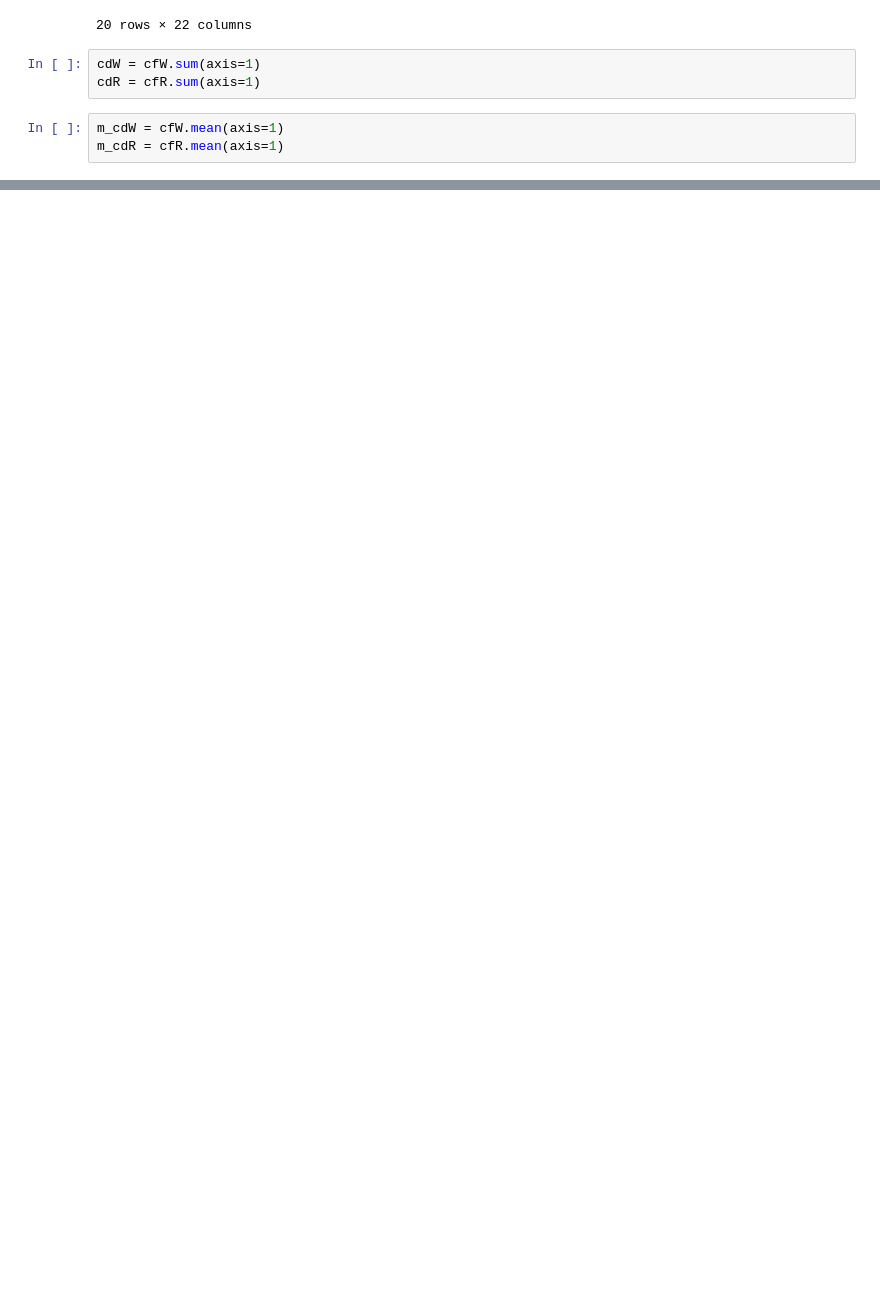
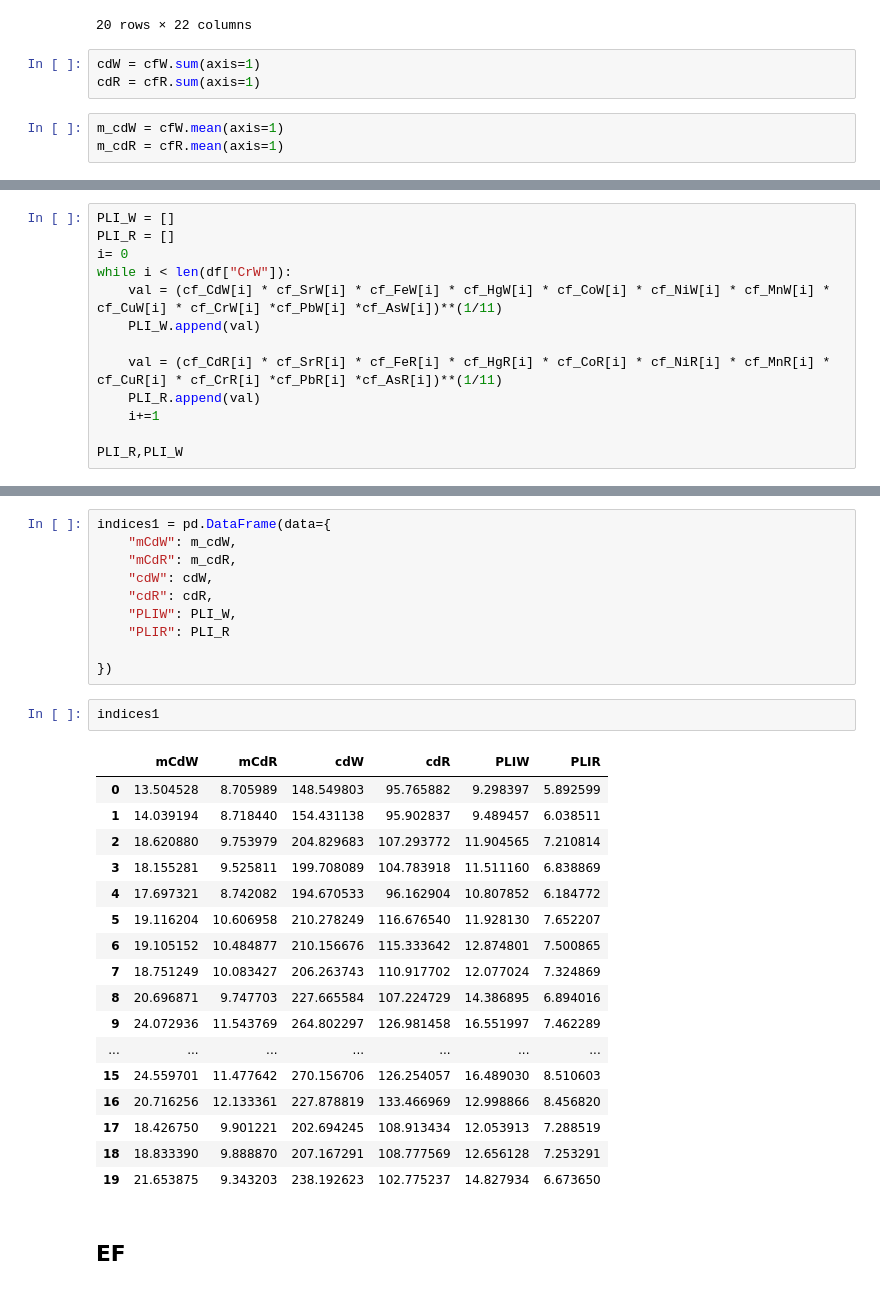
Before and after one commit to rakibhhridoy/OnGoingStudy, a Jupyter notebook: MPhil/Pollution Indices.ipynb, the cells around one changed output, grey strips where cells are left out. Drawn from its saved outputs; the diff is of its cells as text; blank space fills up the shorter version.

```diff
--- a/MPhil/Pollution Indices.ipynb
+++ b/MPhil/Pollution Indices.ipynb
@@ -715,0 +781,13 @@ cf
+# %%
+PLI_W = []
+PLI_R = []
+i= 0
+while i < len(df["CrW"]):
+    val = (cf_CdW[i] * cf_SrW[i] * cf_FeW[i] * cf_HgW[i] * cf_CoW[i] * cf_NiW[i] * cf_MnW[i] * cf_CuW[i] * cf_CrW[i] *cf_PbW[i] *cf_AsW[i])**(1/11)
+    PLI_W.append(val)
+
+    val = (cf_CdR[i] * cf_SrR[i] * cf_FeR[i] * cf_HgR[i] * cf_CoR[i] * cf_NiR[i] * cf_MnR[i] * cf_CuR[i] * cf_CrR[i] *cf_PbR[i] *cf_AsR[i])**(1/11)
+    PLI_R.append(val)
+    i+=1
+
+PLI_R,PLI_W
@@ -715,0 +849,32 @@ cf
+# %%
+indices1 = pd.DataFrame(data={
+    "mCdW": m_cdW,
+    "mCdR": m_cdR,
+    "cdW": cdW,
+    "cdR": cdR,
+    "PLIW": PLI_W,
+    "PLIR": PLI_R
+
+})
+# %%
+indices1
+# %% [output]
+|  | mCdW | mCdR | cdW | cdR | PLIW | PLIR |
+| 0 | 13.504528 | 8.705989 | 148.549803 | 95.765882 | 9.298397 | 5.892599 |
+| 1 | 14.039194 | 8.718440 | 154.431138 | 95.902837 | 9.489457 | 6.038511 |
+| 2 | 18.620880 | 9.753979 | 204.829683 | 107.293772 | 11.904565 | 7.210814 |
+| 3 | 18.155281 | 9.525811 | 199.708089 | 104.783918 | 11.511160 | 6.838869 |
+| 4 | 17.697321 | 8.742082 | 194.670533 | 96.162904 | 10.807852 | 6.184772 |
+| 5 | 19.116204 | 10.606958 | 210.278249 | 116.676540 | 11.928130 | 7.652207 |
+| 6 | 19.105152 | 10.484877 | 210.156676 | 115.333642 | 12.874801 | 7.500865 |
+| 7 | 18.751249 | 10.083427 | 206.263743 | 110.917702 | 12.077024 | 7.324869 |
+| 8 | 20.696871 | 9.747703 | 227.665584 | 107.224729 | 14.386895 | 6.894016 |
+| 9 | 24.072936 | 11.543769 | 264.802297 | 126.981458 | 16.551997 | 7.462289 |
+| ... | ... | ... | ... | ... | ... | ... |
+| 15 | 24.559701 | 11.477642 | 270.156706 | 126.254057 | 16.489030 | 8.510603 |
+| 16 | 20.716256 | 12.133361 | 227.878819 | 133.466969 | 12.998866 | 8.456820 |
+| 17 | 18.426750 | 9.901221 | 202.694245 | 108.913434 | 12.053913 | 7.288519 |
+| 18 | 18.833390 | 9.888870 | 207.167291 | 108.777569 | 12.656128 | 7.253291 |
+| 19 | 21.653875 | 9.343203 | 238.192623 | 102.775237 | 14.827934 | 6.673650 |
+# %% [markdown]
+## EF
```
Also changed, not shown: parts of 10 cells of this notebook, 1 other file.
